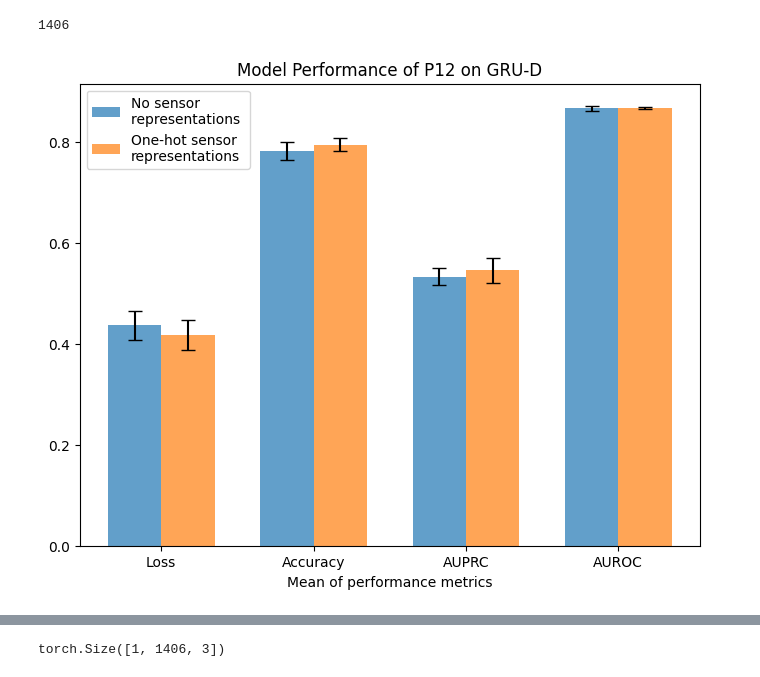
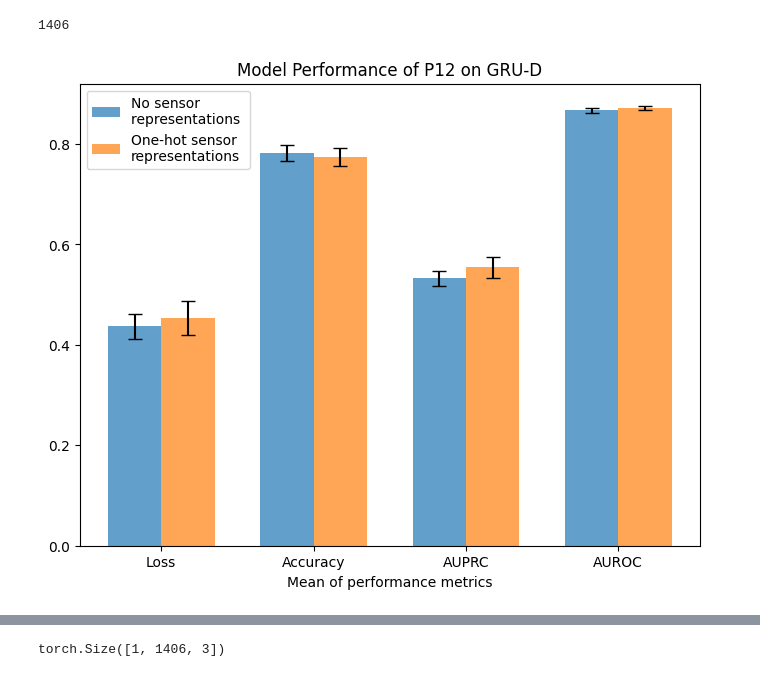
Before and after one commit to Katja-Jagd/EHR_sensor_representations, a Jupyter notebook: scripts/notebooks/data_inspection.ipynb, the cells around one changed output, grey strips where cells are left out. Drawn from its saved outputs; the diff is of its cells as text; code cells hidden in the pictures.

```diff
--- a/scripts/notebooks/data_inspection.ipynb
+++ b/scripts/notebooks/data_inspection.ipynb
@@ -314,7 +314,7 @@ import numpy as np
 import matplotlib.pyplot as plt
 
 # Load JSON data from two files
-file1 = "/zhome/be/1/138857/EHR_sensor_representations/output/run_1/summary.json"  # Replace with actual file name
+file1 = "/zhome/be/1/138857/EHR_sensor_representations/output/run_3/summary.json"  # Replace with actual file name
 file2 = "/zhome/be/1/138857/EHR_sensor_representations/output/run_2/summary.json"  # Replace with actual file name
 
 with open(file1, "r") as f:
@@ -325,31 +325,31 @@ with open(file2, "r") as f:
 
 # Extract metrics
 metrics = ["mean_loss", "mean_accuracy", "mean_auprc", "mean_auroc"]
 std_metrics = ["std_loss", "std_accuracy", "std_auprc", "std_auroc"]
 
 means1 = [data1[m] for m in metrics]
 means2 = [data2[m] for m in metrics]
 
 stds1 = [data1[s] for s in std_metrics]
 stds2 = [data2[s] for s in std_metrics]
 
 # Plot bar chart
 x_labels = ["Loss", "Accuracy", "AUPRC", "AUROC"]
 x = np.arange(len(metrics))
 width = 0.35  # Bar width
 
 fig, ax = plt.subplots(figsize=(8, 6))
 bars1 = ax.bar(x - width/2, means1, width, yerr=stds1, capsize=5, label="No sensor \nrepresentations ", alpha=0.7)
 bars2 = ax.bar(x + width/2, means2, width, yerr=stds2, capsize=5, label="One-hot sensor \nrepresentations", alpha=0.7)
 
 # Labels and formatting
 ax.set_xlabel("Mean of performance metrics")
 ax.set_ylabel("")
 ax.set_title("Model Performance of P12 on GRU-D")
 ax.set_xticks(x)
 ax.set_xticklabels(x_labels)
 ax.legend()
 
 plt.show()
 # %% [output]
-[figure, old version]
+[figure, new version]
```
Also changed, not shown: parts of 5 cells of this notebook, 3 other files.
